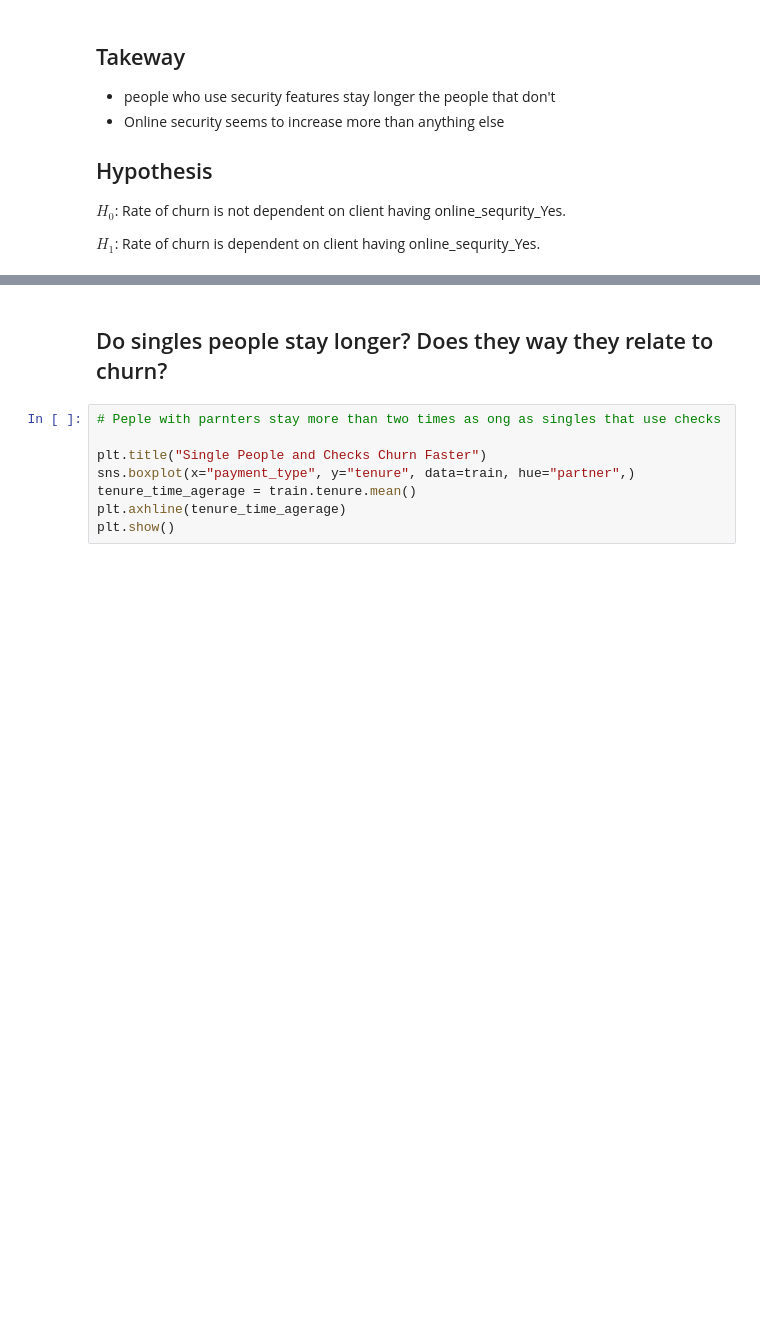
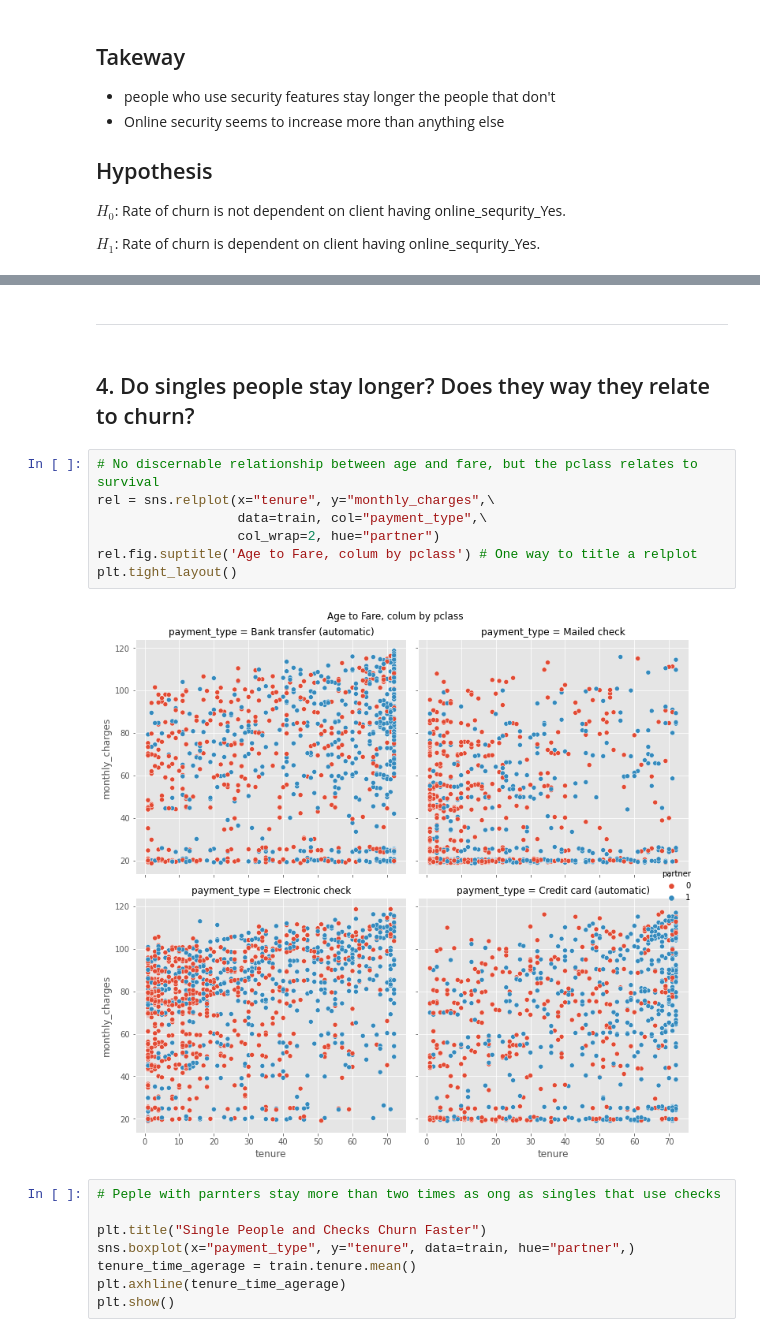
Before and after one commit to VelasquezAlejandro044/telco_classification_project, a Jupyter notebook: telco_churn_project.ipynb, the cells around one changed output, grey strips where cells are left out. Saved outputs shown, nothing was run; the diff lists cells and outputs as text; blank space fills up the shorter version.

```diff
--- a/telco_churn_project.ipynb
+++ b/telco_churn_project.ipynb
@@ -437,5 +463,16 @@ Sufficient evidence to move forward understanding that Rate of churn is dependen
+# %% [markdown]
+---------------
 # %% [markdown]
-## Do singles people stay longer? Does they way they relate to churn?
+## 4. Do singles people stay longer? Does they way they relate to churn?
+# %%
+# No discernable relationship between age and fare, but the pclass relates to survival
+rel = sns.relplot(x="tenure", y="monthly_charges",\
+                  data=train, col="payment_type",\
+                  col_wrap=2, hue="partner")
+rel.fig.suptitle('Age to Fare, colum by pclass') # One way to title a relplot
+plt.tight_layout()
+# %% [output]
+[figure, added]
 # %%
 # Peple with parnters stay more than two times as ong as singles that use checks
 
```
Also changed, not shown: parts of 21 cells of this notebook, 2 other files.
